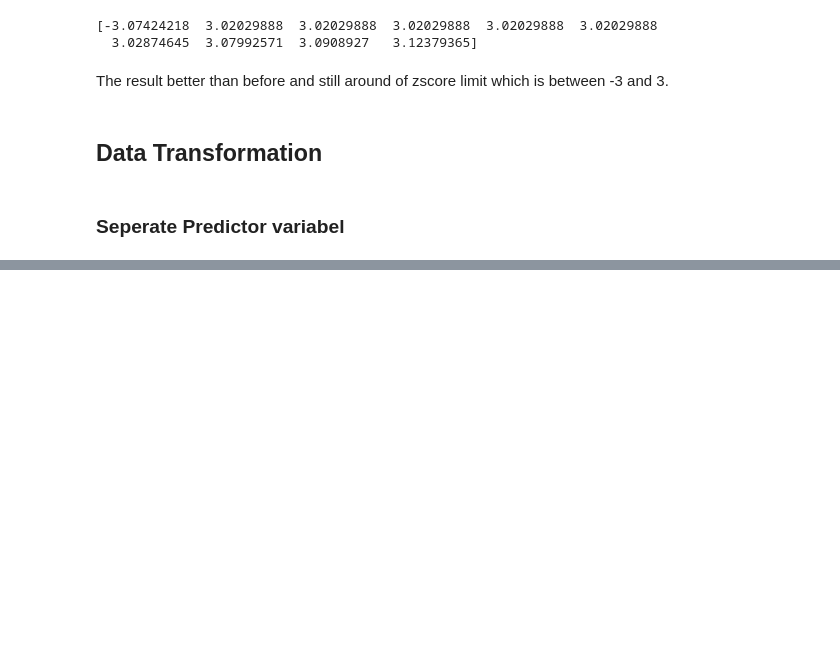
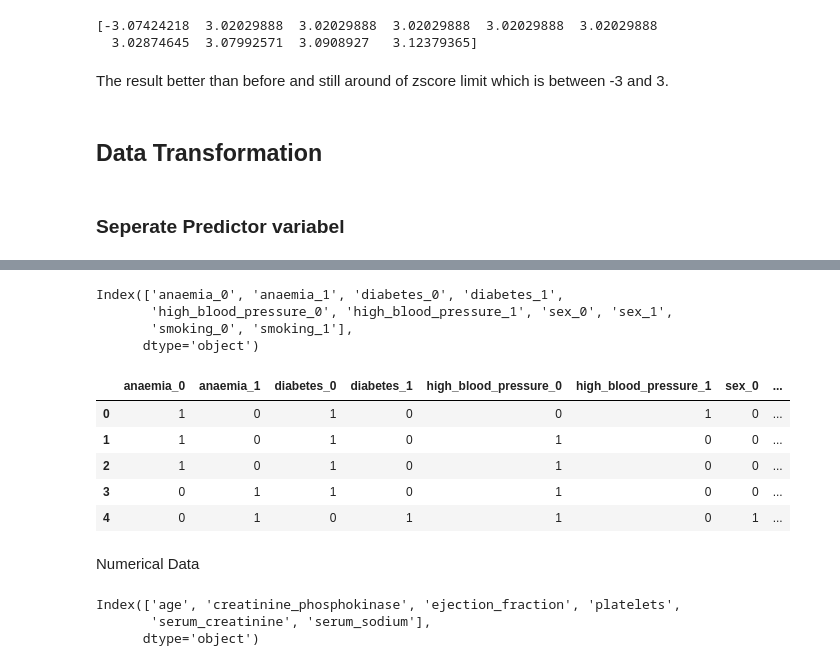
Before and after one commit to enthokz/Prediction-Model-Exercise, a Jupyter notebook: Heart Failure Predict/Prediction_model_heart_disease_2.ipynb, the cells around one changed output, grey strips where cells are left out. Saved outputs shown, nothing was run; the diff lists cells and outputs as text; code cells hidden in the pictures; blank space fills up the shorter version.

```diff
--- a/Heart Failure Predict/Prediction_model_heart_disease_2.ipynb
+++ b/Heart Failure Predict/Prediction_model_heart_disease_2.ipynb
@@ -253,0 +255,4 @@ Seperate independent a
+# %%
+# Seperate Data
+predic= datac[datac.columns.difference(['DEATH_EVENT'])]
+predic.head()
@@ -253,0 +272,7 @@ Seperate independent a
+# %%
+# Change data type
+predic[['anaemia','diabetes','high_blood_pressure','sex','smoking']]= predic[['anaemia','diabetes','high_blood_pressure'
+                                                                              ,'sex','smoking']].astype(str)
+# Encoding Categorical data
+predic= pd.get_dummies(predic, dtype=int)
+predic.head()
@@ -253,0 +291,30 @@ Seperate independent a
+# %%
+# Categorical Columns
+cat_col= predic.columns[6:]
+cat_col
+# %% [output]
+Index(['anaemia_0', 'anaemia_1', 'diabetes_0', 'diabetes_1',
+       'high_blood_pressure_0', 'high_blood_pressure_1', 'sex_0', 'sex_1',
+       'smoking_0', 'smoking_1'],
+      dtype='object')
+# %%
+# Define Categorycal Data
+pred_cat= predic[cat_col]
+pred_cat.head()
+# %% [output]
+|  | anaemia_0 | anaemia_1 | diabetes_0 | diabetes_1 | high_blood_pressure_0 | high_blood_pressure_1 | sex_0 | ... |
+| 0 | 1 | 0 | 1 | 0 | 0 | 1 | 0 | ... |
+| 1 | 1 | 0 | 1 | 0 | 1 | 0 | 0 | ... |
+| 2 | 1 | 0 | 1 | 0 | 1 | 0 | 0 | ... |
+| 3 | 0 | 1 | 1 | 0 | 1 | 0 | 0 | ... |
+| 4 | 0 | 1 | 0 | 1 | 1 | 0 | 1 | ... |
+# %% [markdown]
+ Numerical Data
+# %%
+# Numerical Columns
+num_col= predic.columns[:6]
+num_col
+# %% [output]
+Index(['age', 'creatinine_phosphokinase', 'ejection_fraction', 'platelets',
+       'serum_creatinine', 'serum_sodium'],
+      dtype='object')
```
Also changed, not shown: parts of 31 cells of this notebook.
